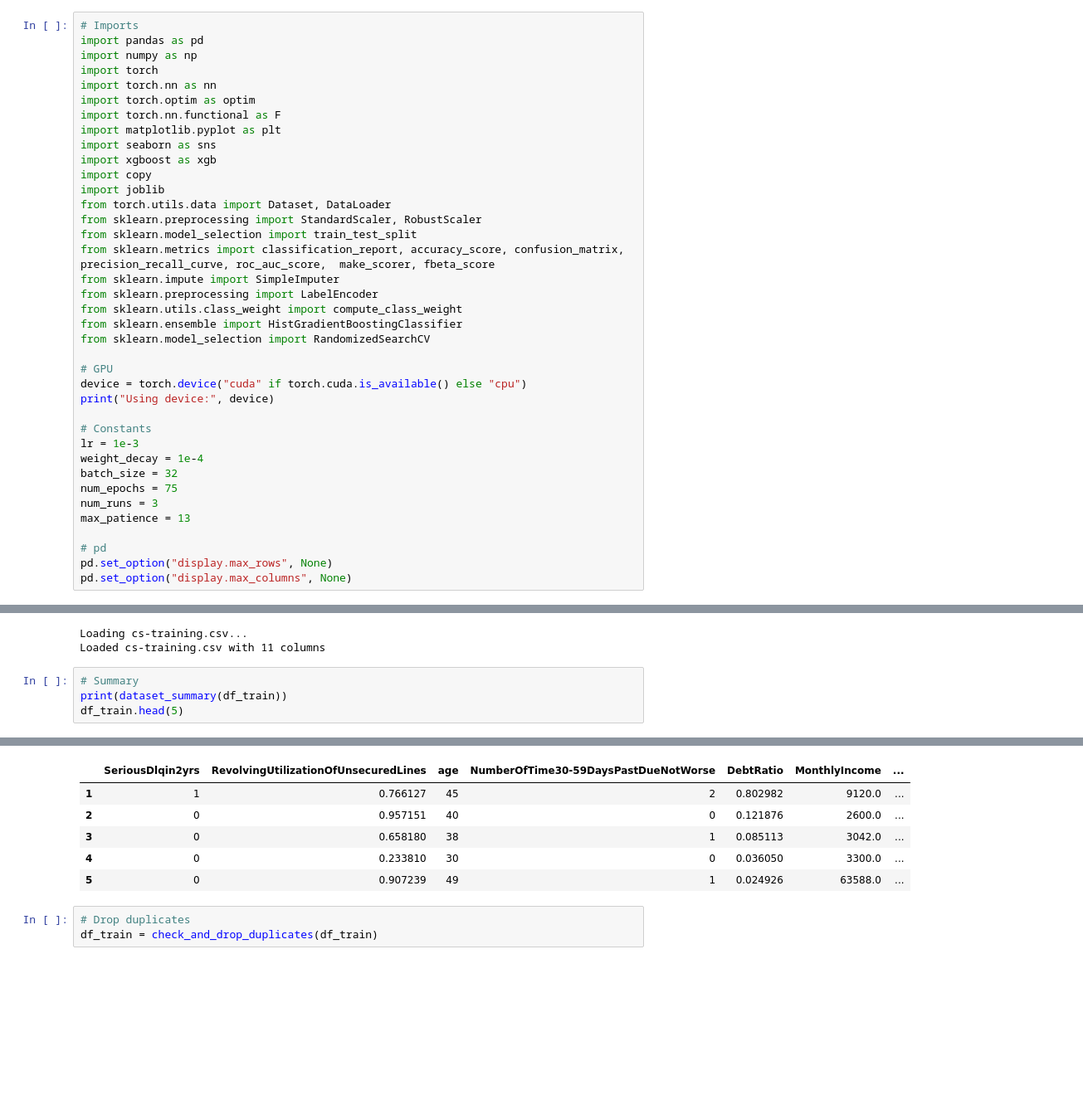
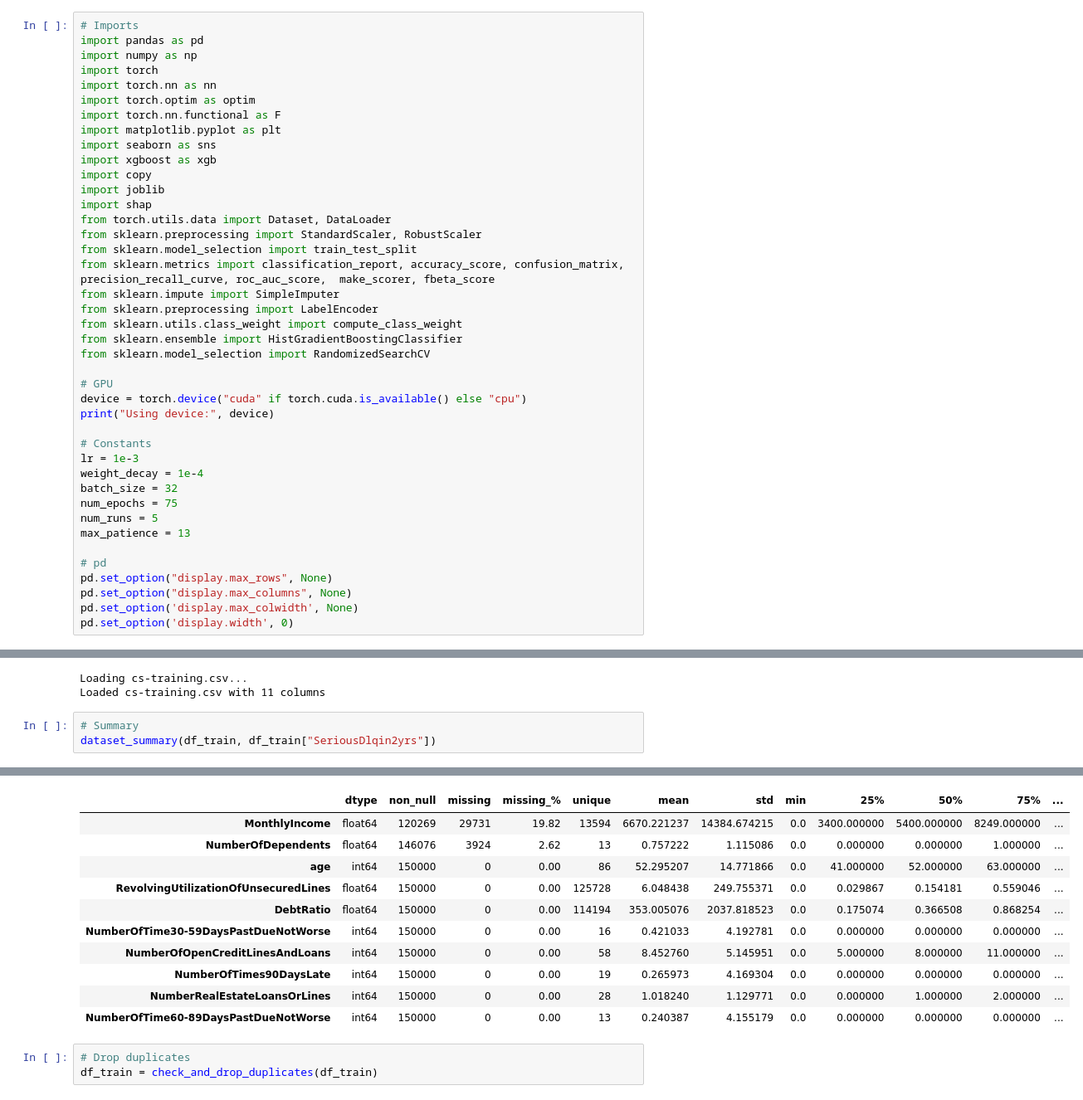
Before and after one commit to sunnysunny77/loan, a Jupyter notebook: cr.ipynb, the cells around one changed output, grey strips where cells are left out. Shown at 83% size. Drawn from its saved outputs; the diff is of its cells as text; blank space fills up the shorter version.

```diff
--- a/cr.ipynb
+++ b/cr.ipynb
@@ -11,6 +11,7 @@ import seaborn as sns
 import xgboost as xgb
 import copy
 import joblib
+import shap
 from torch.utils.data import Dataset, DataLoader
 from sklearn.preprocessing import StandardScaler, RobustScaler
 from sklearn.model_selection import train_test_split
@@ -30,12 +31,14 @@ lr = 1e-3
 weight_decay = 1e-4
 batch_size = 32
 num_epochs = 75
-num_runs = 3
+num_runs = 5
 max_patience = 13
 
 # pd
 pd.set_option("display.max_rows", None)
 pd.set_option("display.max_columns", None)
+pd.set_option('display.max_colwidth', None)
+pd.set_option('display.width', 0)
 # %% [output]
 Using device: cuda
 # %%
@@ -582,6 +617,5 @@ Loading cs-training.csv...
 Loaded cs-training.csv with 11 columns
 # %%
 # Summary
-print(dataset_summary(df_train))
-df_train.head(5)
+dataset_summary(df_train, df_train["SeriousDlqin2yrs"])
 # %% [output]
@@ -605,9 +625,14 @@ NumberOfTime60-89DaysPastDueNotWorse    545.682744
-|  | SeriousDlqin2yrs | RevolvingUtilizationOfUnsecuredLines | age | NumberOfTime30-59DaysPastDueNotWorse | DebtRatio | MonthlyIncome | ... |
-| 1 | 1 | 0.766127 | 45 | 2 | 0.802982 | 9120.0 | ... |
-| 2 | 0 | 0.957151 | 40 | 0 | 0.121876 | 2600.0 | ... |
-| 3 | 0 | 0.658180 | 38 | 1 | 0.085113 | 3042.0 | ... |
-| 4 | 0 | 0.233810 | 30 | 0 | 0.036050 | 3300.0 | ... |
-| 5 | 0 | 0.907239 | 49 | 1 | 0.024926 | 63588.0 | ... |
+|  | dtype | non_null | missing | missing_% | unique | mean | std | min | 25% | 50% | 75% | ... |
+| MonthlyIncome | float64 | 120269 | 29731 | 19.82 | 13594 | 6670.221237 | 14384.674215 | 0.0 | 3400.000000 | 5400.000000 | 8249.000000 | ... |
+| NumberOfDependents | float64 | 146076 | 3924 | 2.62 | 13 | 0.757222 | 1.115086 | 0.0 | 0.000000 | 0.000000 | 1.000000 | ... |
+| age | int64 | 150000 | 0 | 0.00 | 86 | 52.295207 | 14.771866 | 0.0 | 41.000000 | 52.000000 | 63.000000 | ... |
+| RevolvingUtilizationOfUnsecuredLines | float64 | 150000 | 0 | 0.00 | 125728 | 6.048438 | 249.755371 | 0.0 | 0.029867 | 0.154181 | 0.559046 | ... |
+| DebtRatio | float64 | 150000 | 0 | 0.00 | 114194 | 353.005076 | 2037.818523 | 0.0 | 0.175074 | 0.366508 | 0.868254 | ... |
+| NumberOfTime30-59DaysPastDueNotWorse | int64 | 150000 | 0 | 0.00 | 16 | 0.421033 | 4.192781 | 0.0 | 0.000000 | 0.000000 | 0.000000 | ... |
+| NumberOfOpenCreditLinesAndLoans | int64 | 150000 | 0 | 0.00 | 58 | 8.452760 | 5.145951 | 0.0 | 5.000000 | 8.000000 | 11.000000 | ... |
+| NumberOfTimes90DaysLate | int64 | 150000 | 0 | 0.00 | 19 | 0.265973 | 4.169304 | 0.0 | 0.000000 | 0.000000 | 0.000000 | ... |
+| NumberRealEstateLoansOrLines | int64 | 150000 | 0 | 0.00 | 28 | 1.018240 | 1.129771 | 0.0 | 0.000000 | 1.000000 | 2.000000 | ... |
+| NumberOfTime60-89DaysPastDueNotWorse | int64 | 150000 | 0 | 0.00 | 13 | 0.240387 | 4.155179 | 0.0 | 0.000000 | 0.000000 | 0.000000 | ... |
 # %%
 # Drop duplicates
 df_train = check_and_drop_duplicates(df_train)
```
Also changed, not shown: parts of 25 cells of this notebook, 18 other files.
